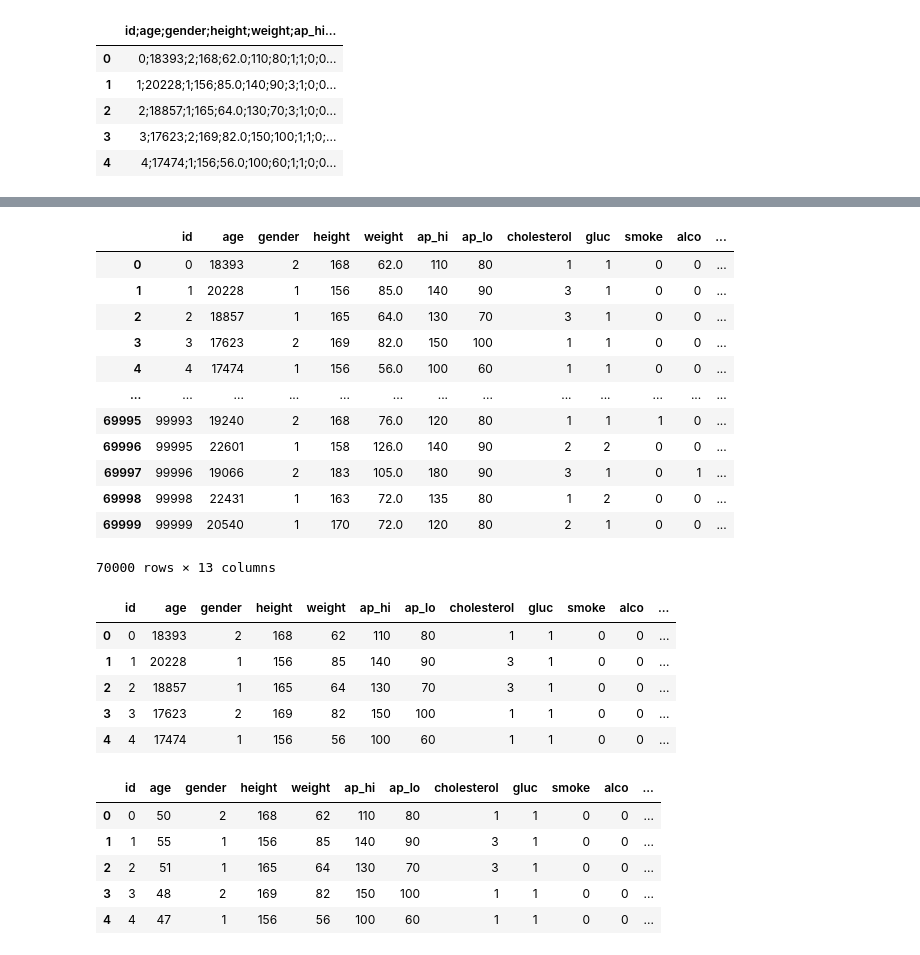
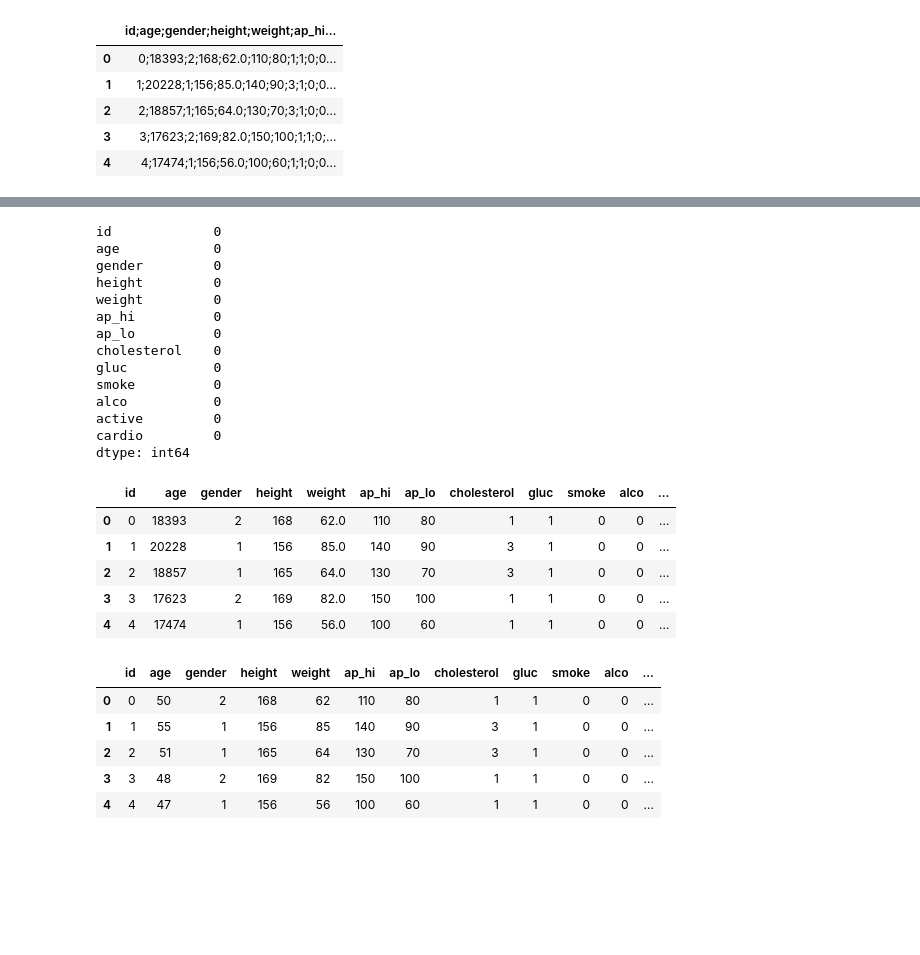
Before and after one commit to victor-hro/cardiovascular_disease, a Jupyter notebook: main.ipynb, the cells around one changed output, grey strips where cells are left out. Drawn from its saved outputs; the diff is of its cells as text; code cells hidden in the pictures; blank space fills up the shorter version.

```diff
--- a/main.ipynb
+++ b/main.ipynb
@@ -22,35 +23,31 @@ df.head()
 | 3 | 3;17623;2;169;82.0;150;100;1;1;0;... |
 | 4 | 4;17474;1;156;56.0;100;60;1;1;0;0... |
 # %%
-features = [x for x in df.keys()]
+# ==================================================================================================== #
+# ============================= Creates a new dataframe with same values ============================= #
+# ==================================================================================================== #
+
+features = [x for x in df.columns.values]
 features = features[0].split(';')
+
 print(f'Features:', len(features))
-print('-'*15)
+print('-' * 15)
+
 for c in range(len(features)):
     print(f'{c+1}. {features[c]}')
-print('-'*15)
+print('-' * 15)
 
 data = []
 for idx in range(df.shape[0]):
-    values = df.iloc[idx,0].split(';')
-    info = {
-        features[0]  : values[0],
-        features[1]  : values[1],
-        features[2]  : values[2],
-        features[3]  : values[3],
-        features[4]  : values[4],
-        features[5]  : values[5],
-        features[6]  : values[6],
-        features[7]  : values[7],
-        features[8]  : values[8],
-        features[9]  : values[9],
-        features[10] : values[10],
-        features[11] : values[11],
-        features[12] : values[12]
-    }
-    data.append(info)
 
-df = pd.DataFrame(data)
+    # values = returns the features of a patient
+    values = df.iloc[idx].values
+    values = values[0].split(';')
+
+    data.append(values)
+
+df = pd.DataFrame(data, columns=[*features])
+df.head()
 # %% [output]
 Features: 13
 ---------------
@@ -71,20 +74,30 @@ Features: 13
+# %%
+# Is there any null value?
+df.isna().sum()
+# %% [output]
+id             0
+age            0
+gender         0
+height         0
+weight         0
+ap_hi          0
+ap_lo          0
+cholesterol    0
+gluc           0
+smoke          0
+alco           0
+active         0
+cardio         0
+dtype: int64
 # %%
 df.head()
-df.dropna()
 # %% [output]
 |  | id | age | gender | height | weight | ap_hi | ap_lo | cholesterol | gluc | smoke | alco | ... |
 | 0 | 0 | 18393 | 2 | 168 | 62.0 | 110 | 80 | 1 | 1 | 0 | 0 | ... |
 | 1 | 1 | 20228 | 1 | 156 | 85.0 | 140 | 90 | 3 | 1 | 0 | 0 | ... |
 | 2 | 2 | 18857 | 1 | 165 | 64.0 | 130 | 70 | 3 | 1 | 0 | 0 | ... |
 | 3 | 3 | 17623 | 2 | 169 | 82.0 | 150 | 100 | 1 | 1 | 0 | 0 | ... |
 | 4 | 4 | 17474 | 1 | 156 | 56.0 | 100 | 60 | 1 | 1 | 0 | 0 | ... |
-| ... | ... | ... | ... | ... | ... | ... | ... | ... | ... | ... | ... | ... |
-| 69995 | 99993 | 19240 | 2 | 168 | 76.0 | 120 | 80 | 1 | 1 | 1 | 0 | ... |
-| 69996 | 99995 | 22601 | 1 | 158 | 126.0 | 140 | 90 | 2 | 2 | 0 | 0 | ... |
-| 69997 | 99996 | 19066 | 2 | 183 | 105.0 | 180 | 90 | 3 | 1 | 0 | 1 | ... |
-| 69998 | 99998 | 22431 | 1 | 163 | 72.0 | 135 | 80 | 1 | 2 | 0 | 0 | ... |
-| 69999 | 99999 | 20540 | 1 | 170 | 72.0 | 120 | 80 | 2 | 1 | 0 | 0 | ... |
-70000 rows × 13 columns
 # %%
 df['weight'] = df['weight'].astype('float')
 df['weight'] = df['weight'].astype('int')
@@ -92,15 +105,6 @@ df['weight'] = df['weight'].astype('int')
 # convert all columns to int, except 'weight'
 df.iloc[:,:4] = df.iloc[:,:4].astype('int')
 df.iloc[:,5:] = df.iloc[:,5:].astype('int')
-# %%
-df.head()
-# %% [output]
-|  | id | age | gender | height | weight | ap_hi | ap_lo | cholesterol | gluc | smoke | alco | ... |
-| 0 | 0 | 18393 | 2 | 168 | 62 | 110 | 80 | 1 | 1 | 0 | 0 | ... |
-| 1 | 1 | 20228 | 1 | 156 | 85 | 140 | 90 | 3 | 1 | 0 | 0 | ... |
-| 2 | 2 | 18857 | 1 | 165 | 64 | 130 | 70 | 3 | 1 | 0 | 0 | ... |
-| 3 | 3 | 17623 | 2 | 169 | 82 | 150 | 100 | 1 | 1 | 0 | 0 | ... |
-| 4 | 4 | 17474 | 1 | 156 | 56 | 100 | 60 | 1 | 1 | 0 | 0 | ... |
 # %%
 df['age'] = np.floor(df['age'] / 365).astype(int)
 df.head()
```
Also changed, not shown: parts of 15 cells of this notebook.
